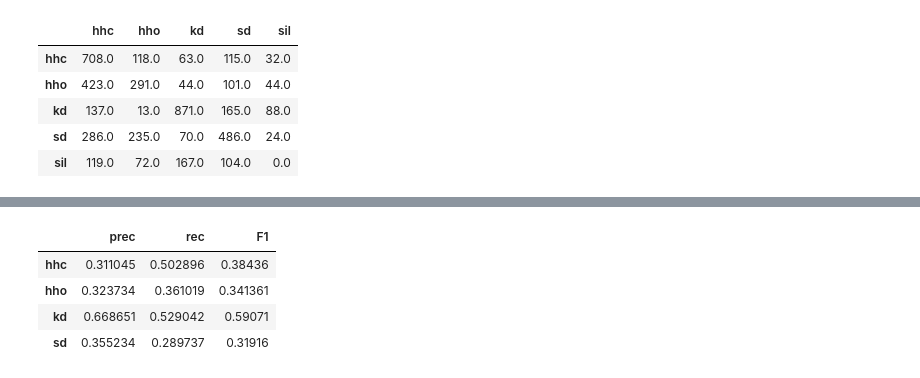
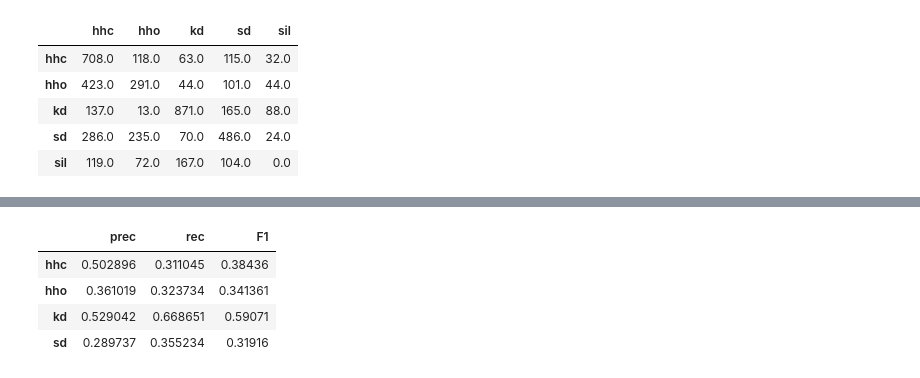
Before and after one commit to flyingleafe/vxs-vpt, a Jupyter notebook: notebooks/Classification.ipynb, the cells around one changed output, grey strips where cells are left out. Drawn from its saved outputs; the diff is of its cells as text; code cells hidden in the pictures.

```diff
--- a/notebooks/Classification.ipynb
+++ b/notebooks/Classification.ipynb
@@ -110,7 +103,7 @@ skmetrics.accuracy_score(y_test, y_pred)
 # %% [markdown]
 ### Ramires features
 # %%
-model_ramires = make_knn_classic('ramires')
+model_ramires = vxs.make_knn_classic('ramires')
 model_ramires.fit(X, y)
 # %% [output]
 Pipeline(steps=[('features', ClassicFeatureTransformer(feature_type='ramires')),
@@ -131,11 +124,11 @@ skmetrics.accuracy_score(y_test, y_pred2)
 # %% [markdown]
 ### Autoencoder features
 # %%
-model = ConvAE(padding_mode='zeros')
+model = vxs.ConvAE(padding_mode='zeros')
 model.load_state_dict(torch.load('../logs/conv_ae_fixed_1/checkpoints/train.19.pth')['model_state_dict'])
 encoder = model.encoder
 encoder.eval()
-model_cae = make_knn_cae(encoder)
+model_cae = vxs.make_knn_cae(encoder)
 # %%
 model_cae.fit(X, y)
 # %% [output]
@@ -218,5 +211,5 @@ ftfm_big.transform(X[:5])[0].shape
 # %%
 track_10, anno_10 = avp_set_personal.get('P10_Improvisation_Personal')
 # %%
-onsets_pred = detect_onsets(track_10, method='complex')
+onsets_pred = vxs.detect_onsets(track_10, method='complex')
 # %%
@@ -261,7 +254,7 @@ classes_F1_score(pred1, anno_10, ms_threshold=50)
 | sil | 2 | 4 | 5 | 4 | 0 |
 # %%
 def segment_classify(track, model):
-    onsets = detect_onsets(track, method='complex')
+    onsets = vxs.detect_onsets(track, method='complex')
     segments = segment_track(track, onsets)
     return predict_series(model, segments)
 
@@ -269,7 +262,7 @@ def segment_classify_all(trackset, model, verbose=False):
     total_cf = None
     for i, (track, anno) in enumerate(avp_set_personal.annotated_tracks()):
         pred = segment_classify(track, model)
-        cf = classes_F1_score(pred, anno)
+        cf = vxs.classes_F1_score(pred, anno)
 
         if total_cf is None:
             total_cf = cf
@@ -439,13 +415,13 @@ F1      0.511965
 dtype: float64
 # %%
-ramires_scores = cf_to_prec_rec_F1(ramires_cf)
+ramires_scores = vxs.cf_to_prec_rec_F1(ramires_cf)
 ramires_scores
 # %% [output]
 |  | prec | rec | F1 |
-| hhc | 0.311045 | 0.502896 | 0.38436 |
-| hho | 0.323734 | 0.361019 | 0.341361 |
-| kd | 0.668651 | 0.529042 | 0.59071 |
-| sd | 0.355234 | 0.289737 | 0.31916 |
+| hhc | 0.502896 | 0.311045 | 0.38436 |
+| hho | 0.361019 | 0.323734 | 0.341361 |
+| kd | 0.529042 | 0.668651 | 0.59071 |
+| sd | 0.289737 | 0.355234 | 0.31916 |
 # %%
 ramires_scores.mean()
 # %% [output]
```
Also changed, not shown: parts of 28 cells of this notebook, 8 other files.
